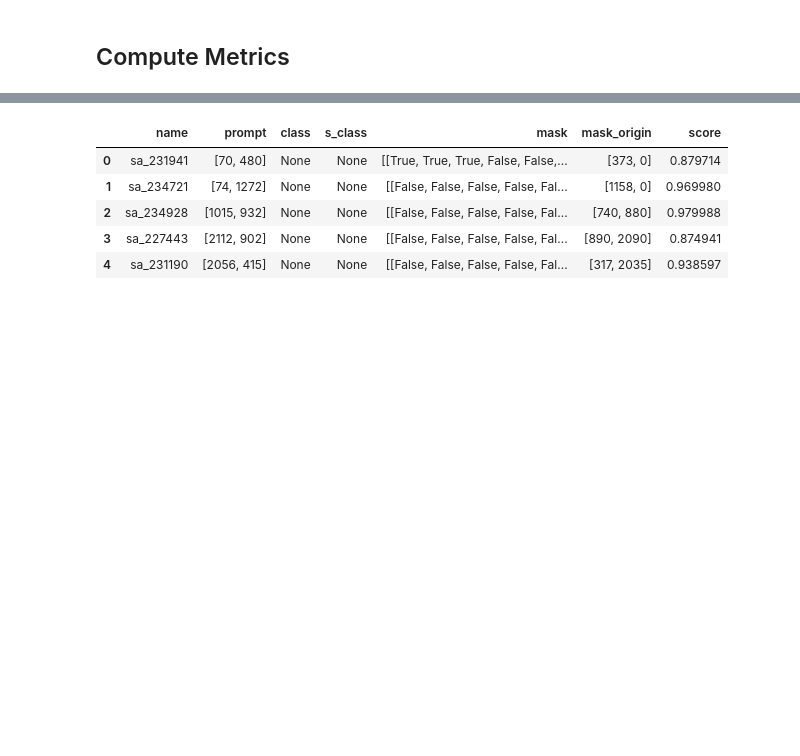
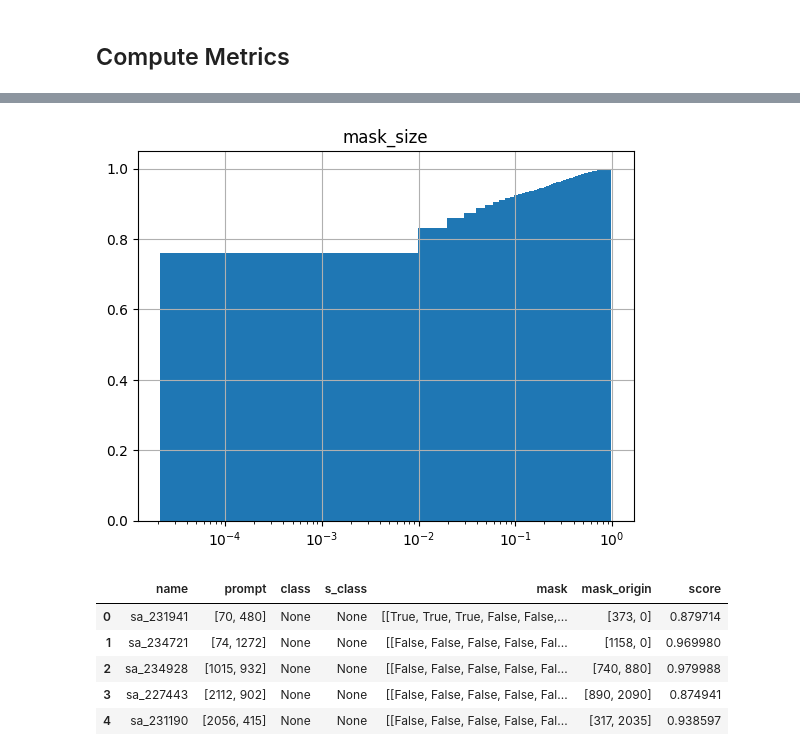
Before and after one commit to simoneangarano/BenchSAM, a Jupyter notebook: notebooks/Analysis.ipynb, the cells around one changed output, grey strips where cells are left out. Drawn from its saved outputs; the diff is of its cells as text; code cells hidden in the pictures; blank space fills up the shorter version.

```diff
--- a/notebooks/Analysis.ipynb
+++ b/notebooks/Analysis.ipynb
@@ -42,0 +73,2 @@ df_p['s_class'] = df_p.apply(lambda x: None, axis=1)
+# %%
+df_0['mask_size'] = df_0.apply(lambda s: get_mask_size(s, df_p), axis=1)
@@ -43,3 +93,9 @@ df_p['s_class'] = df_p.apply(lambda x: None, axis=1)
+# %%
+df_0.hist(column='mask_size', bins=100, cumulative=True, density=True)
+plt.semilogx()
+plt.show()
+# %% [output]
+[figure, added]
 # %%
 df_0.head()
 # %% [output]
```
Also changed, not shown: parts of 6 cells of this notebook, 7 other files.
